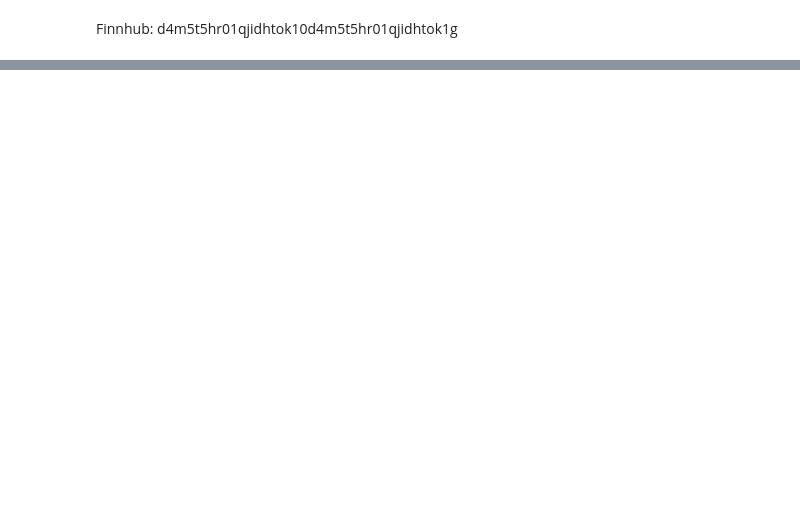
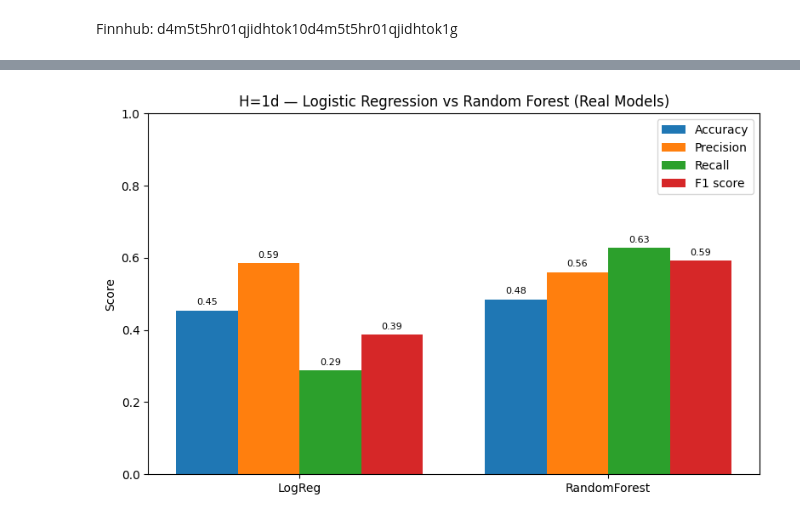
Before and after one commit to Rqkko/sentiment-stock-predictor, a Jupyter notebook: notebooks/finAI_latest.ipynb, the cells around one changed output, grey strips where cells are left out. Drawn from its saved outputs; the diff is of its cells as text; code cells hidden in the pictures; blank space fills up the shorter version.

```diff
--- a/notebooks/finAI_latest.ipynb
+++ b/notebooks/finAI_latest.ipynb
@@ -897,0 +1173,67 @@ Cumulative buy-and-hold over same period: 57.59%
+# %%
+# ================================
+# RF vs Logistic — metric comparison (H=1d, real models)
+# ================================
+import numpy as np
+import matplotlib.pyplot as plt
+from sklearn.metrics import (
+    accuracy_score,
+    precision_score,
+    recall_score,
+    f1_score,
+)
+
+models = ["LogReg", "RandomForest"]
+
+# Logistic Regression metrics (using current best logreg_clf)
+y_pred_log = logreg_clf.predict(X_test)
+
+acc_log  = accuracy_score(y_test, y_pred_log)
+prec_log = precision_score(y_test, y_pred_log, zero_division=0)
+rec_log  = recall_score(y_test, y_pred_log, zero_division=0)
+f1_log   = f1_score(y_test, y_pred_log, zero_division=0)
+
+# Random Forest metrics (using current rf and y_pred_rf)
+acc_rf  = accuracy_score(y_test, y_pred_rf)
+prec_rf = precision_score(y_test, y_pred_rf, zero_division=0)
+rec_rf  = recall_score(y_test, y_pred_rf, zero_division=0)
+f1_rf   = f1_score(y_test, y_pred_rf, zero_division=0)
+
+acc_vals  = [acc_log,  acc_rf]
+prec_vals = [prec_log, prec_rf]
+rec_vals  = [rec_log,  rec_rf]
+f1_vals   = [f1_log,   f1_rf]
+
+x = np.arange(len(models))  # [0, 1]
+width = 0.2
+
+fig, ax = plt.subplots(figsize=(8, 5))
+
+ax.bar(x - 1.5*width, acc_vals,  width, label="Accuracy")
+ax.bar(x - 0.5*width, prec_vals, width, label="Precision")
+ax.bar(x + 0.5*width, rec_vals,  width, label="Recall")
+ax.bar(x + 1.5*width, f1_vals,   width, label="F1 score")
+
+ax.set_xticks(x)
+ax.set_xticklabels(models)
+ax.set_ylim(0, 1.0)
+
+ax.set_ylabel("Score")
+ax.set_title("H=1d — Logistic Regression vs Random Forest (Real Models)")
+ax.legend(loc="upper right")
+
+for i, vals in enumerate([acc_vals, prec_vals, rec_vals, f1_vals]):
+    for j, v in enumerate(vals):
+        ax.text(
+            j + (i - 1.5)*width,
+            v + 0.01,
+            f"{v:.2f}",
+            ha="center",
+            va="bottom",
+            fontsize=8,
+        )
+
+plt.tight_layout()
+plt.show()
+# %% [output]
+[figure, added]
```
Also changed, not shown: parts of 25 cells of this notebook, 2 other files.
